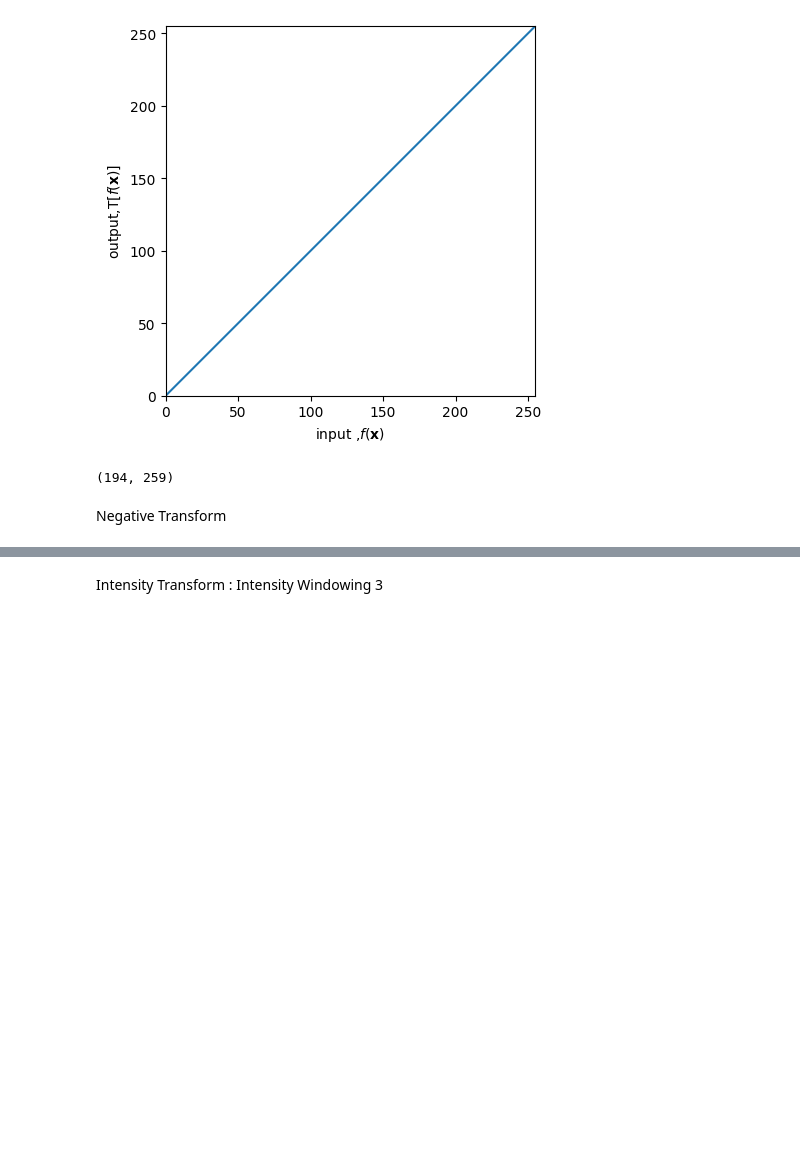
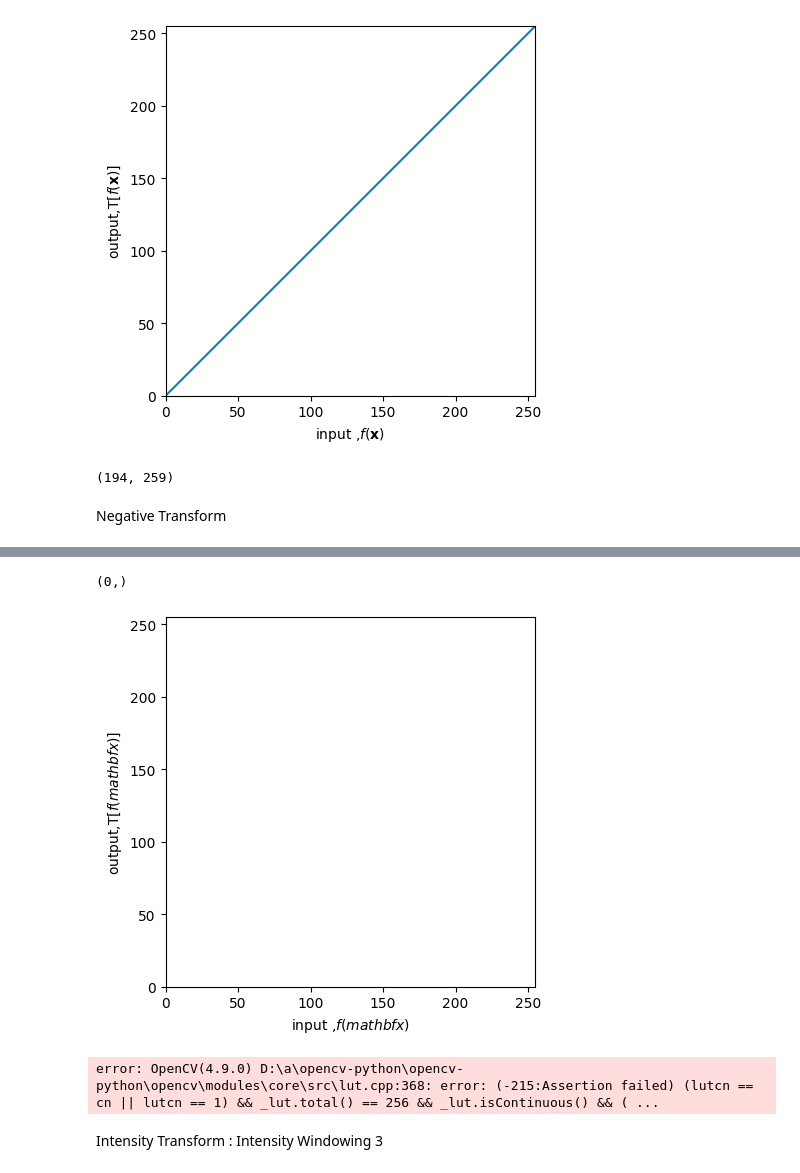
Before and after one commit to thej20d/VS-NEW, a Jupyter notebook: Lectures/lec21.ipynb, the cells around one changed output, grey strips where cells are left out. Cells and saved outputs as stored; diff of their text form; code cells hidden in the pictures; blank space fills up the shorter version.

```diff
--- a/Lectures/lec21.ipynb
+++ b/Lectures/lec21.ipynb
@@ -197,2 +198,39 @@ cv.destroyAllWindows()
+# %%
+# negative transform
+
+%matplotlib inline
+import cv2 as cv
+import numpy as np
+import matplotlib.pyplot as plt
+
+
+img_orig = cv.imread('emma.jpg',cv.IMREAD_GRAYSCALE)
+transform = np.arange(255,0).astype('uint8')
+print(transform.shape)
+fig,ax = plt.subplots()
+ax.plot (transform)
+
+ax.set_xlabel('input ,$f(mathbf{x})$')
+ax.set_ylabel('output,$\\mathrm{T}[f(mathbf{x})]$')
+ax.set_xlim(0,255)
+ax.set_ylim(0,255)
+ax.set_aspect('equal')
+plt.show()
+
+
+image_transformed = cv.LUT(img_orig,transform)
+
+fig, ax = plt.subplots(1,2, figsize=(15,15))
+ax[0].imshow(img_orig, cmap="gray")
+ax[0].set_title("Original")
+ax[0].axis("off")
+ax[1].imshow(image_transformed, cmap="gray")
+ax[1].set_title("Transformed ")
+ax[1].axis("off")
+plt.show()
+# %% [output]
+(0,)
+[figure, added]
+error: OpenCV(4.9.0) D:\a\opencv-python\opencv-python\opencv\modules\core\src\lut.cpp:368: error: (-215:Assertion failed) (lutcn == cn || lutcn == 1) && _lut.total() == 256 && _lut.isContinuous() && ( ...
 # %% [markdown]
 Intensity Transform : Intensity Windowing 3
```
Also changed, not shown: parts of 5 cells of this notebook, 1 other file.
